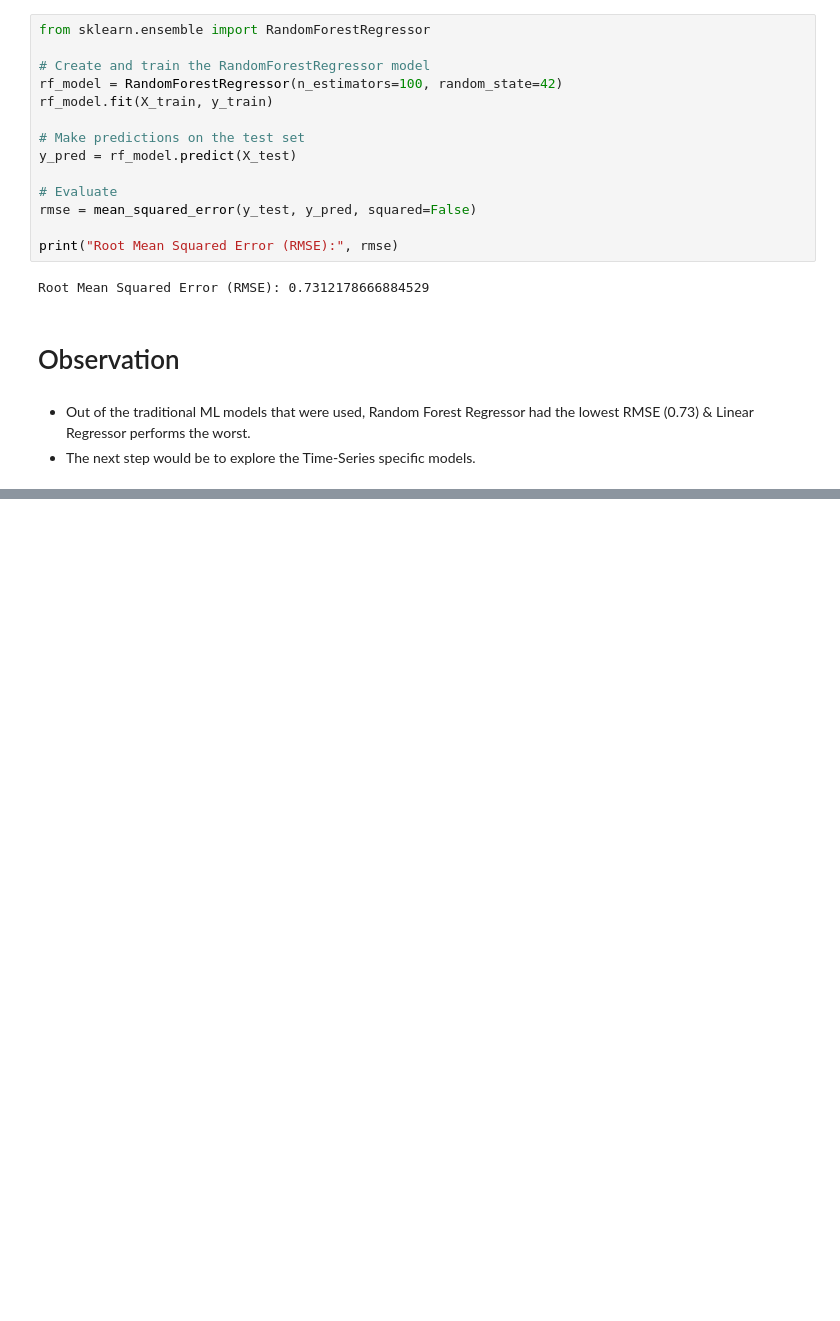
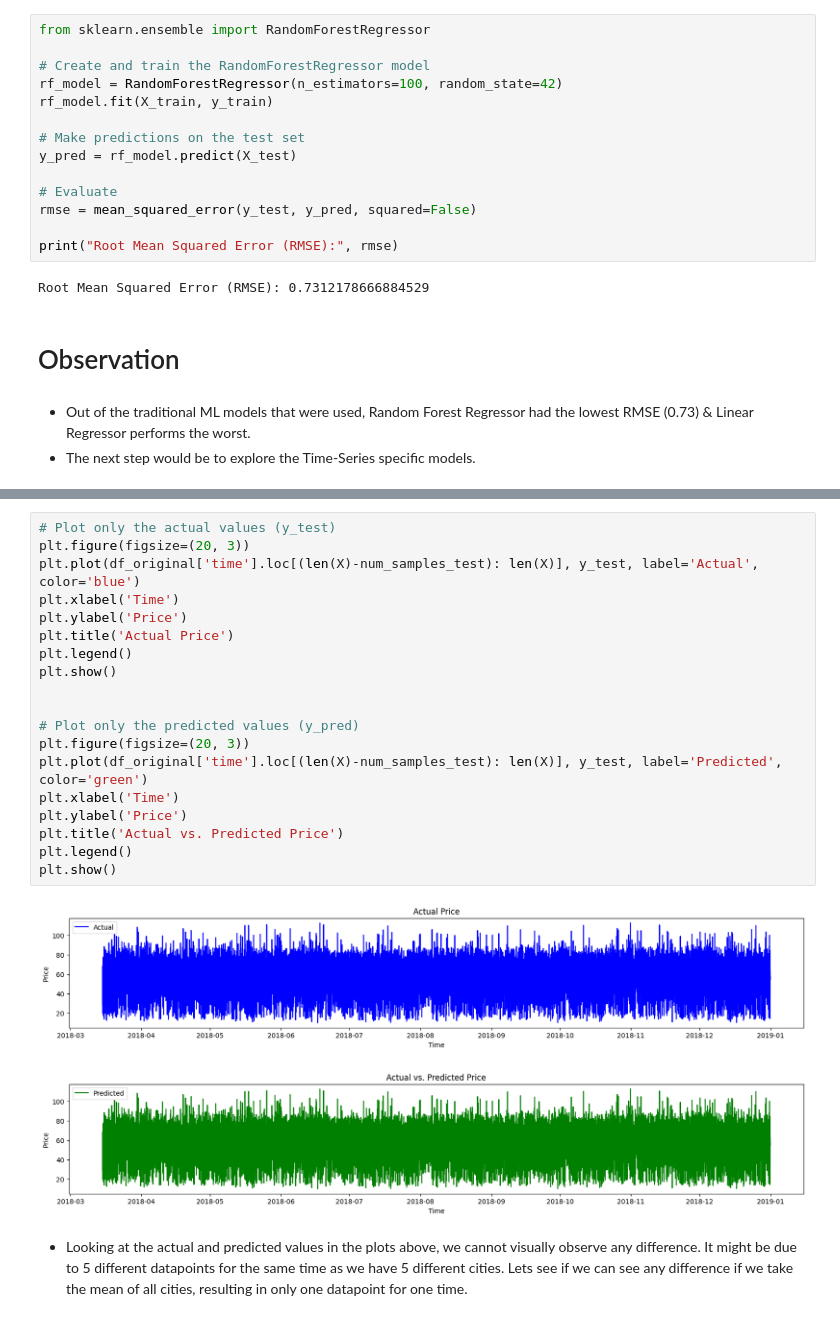
Before and after one commit to sohamthirty/Electricity-Price-Forecasting, a Jupyter notebook: Modelling.ipynb, the cells around one changed output, grey strips where cells are left out. Drawn from its saved outputs; the diff is of its cells as text; blank space fills up the shorter version.

```diff
--- a/Modelling.ipynb
+++ b/Modelling.ipynb
@@ -237,0 +267,24 @@ Root Mean Squared Error (RMSE): 0.7312178666884529
+# %%
+# Plot only the actual values (y_test)
+plt.figure(figsize=(20, 3))
+plt.plot(df_original['time'].loc[(len(X)-num_samples_test): len(X)], y_test, label='Actual', color='blue')
+plt.xlabel('Time')
+plt.ylabel('Price')
+plt.title('Actual Price')
+plt.legend()
+plt.show()
+
+
+# Plot only the predicted values (y_pred)
+plt.figure(figsize=(20, 3))
+plt.plot(df_original['time'].loc[(len(X)-num_samples_test): len(X)], y_test, label='Predicted', color='green')
+plt.xlabel('Time')
+plt.ylabel('Price')
+plt.title('Actual vs. Predicted Price')
+plt.legend()
+plt.show()
+# %% [output]
+[figure, added]
+[figure, added]
+# %% [markdown]
+- Looking at the actual and predicted values in the plots above, we cannot visually observe any difference. It might be due to 5 different datapoints for the same time as we have 5 different cities. Lets see if we can see any difference if we take the mean of all cities, resulting in only one datapoint for one time.
```
Also changed, not shown: parts of 4 cells of this notebook.
